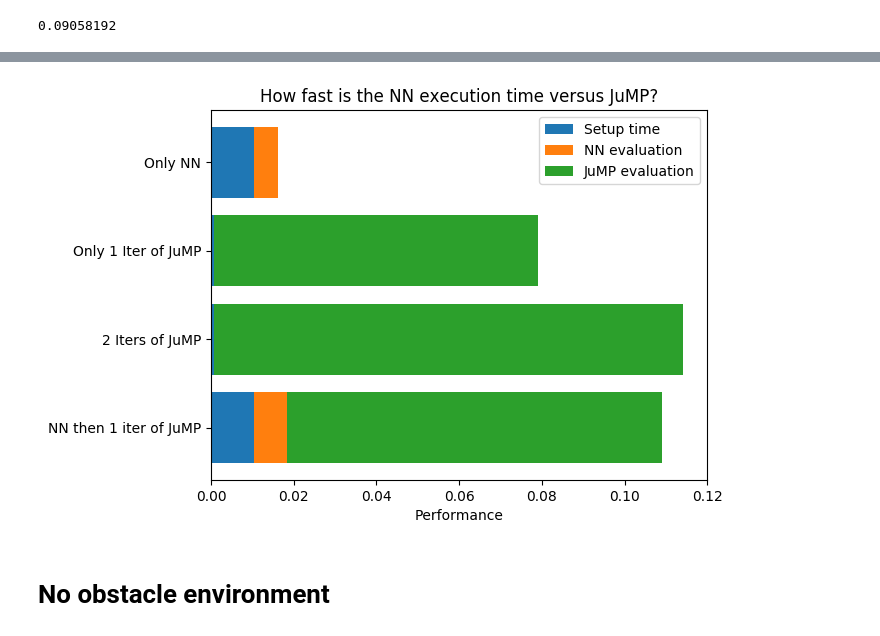
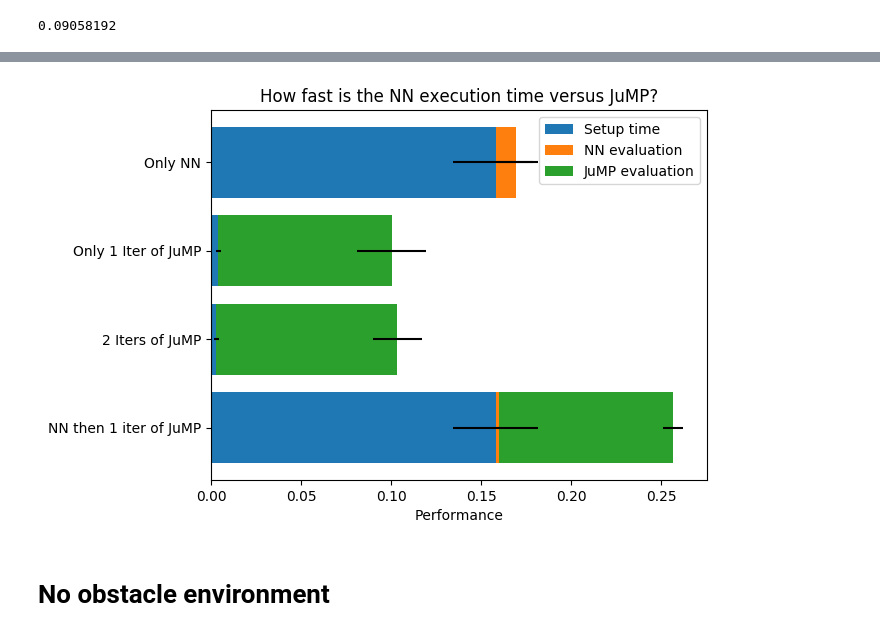
Before and after one commit to somritabanerjee/GuSTO.jl, a Jupyter notebook: examples/freeflyerSE2-Copy1.ipynb, the cells around one changed output, grey strips where cells are left out. Cells and saved outputs as stored; diff of their text form; code cells hidden in the pictures.

Commit message:
stacked chart with more statistics

```diff
--- a/examples/freeflyerSE2-Copy1.ipynb
+++ b/examples/freeflyerSE2-Copy1.ipynb
@@ -233,0 +381,15 @@ gusto_solve_time = 0.09058192
+# %%
+@show setup_times
+@show setup_error
+@show eval_NN_times
+@show eval_NN_error
+@show eval_gusto_times
+@show eval_gusto_error
+
+# setup_times = [0.158066, 0.00417481, 0.00300462, 0.158066]
+setup_error = [0.0236375, 0.00142739, 0.00154445, 0.0236375]
+# setup_error = [0.236375, 0.00142739, 0.00154445, 0.236375]
+# eval_NN_times = [0.0111097, 0.0, 0.0, 0.00181895]
+# eval_NN_error = [0.00950111, 0.0, 0.0, 0.000465541]
+# eval_gusto_times = [0.0, 0.0962423, 0.100582, 0.0968139]
+# eval_gusto_error = [0.0, 0.019074, 0.0137354, 0.00567345]
@@ -234,33 +408,28 @@ gusto_solve_time = 0.09058192
 # %%
 using PyPlot
 plt.rcdefaults()
 fig, ax = plt.subplots()
 
-# Example data
-people = ["Only NN", "Only 1 Iter of JuMP", "2 Iters of JuMP", "NN then 1 iter of JuMP"]
-y_pos = collect(1:size(people,1))
-setup_times = [0.010304352; 0.000680142; 0.000816981; 0.010304352]
-eval_NN_times = [0.005939701; 0.0; 0.0; 0.008162978]
-eval_gusto_times = [0.0; 0.078279717; 0.113373914; 0.09058192]
+cases = ["Only NN", "Only 1 Iter of JuMP", "2 Iters of JuMP", "NN then 1 iter of JuMP"]
+y_pos = collect(1:size(cases,1))
+# setup_times = [0.010304352; 0.000680142; 0.000816981; 0.010304352]
+# eval_NN_times = [0.005939701; 0.0; 0.0; 0.008162978]
+# eval_gusto_times = [0.0; 0.078279717; 0.113373914; 0.09058192]
 
-# performance = 3 .+ 10 .* rand(size(people,1))
-# perf2 = [2.0; 2.0; 2.0; 1.0; 2.0]
-# perf3 = [1.0; 1.0; 2.0; 2.0; 1.0]
-# error = rand(size(people,1))
-zerror = zeros(size(people,1))
+zerror = zeros(size(cases,1))
 
-p1 = plt.barh(y_pos, setup_times, xerr=zerror, align="center")
-p2 = plt.barh(y_pos, eval_NN_times, xerr=zerror, align="center", left=setup_times)
-p3 = plt.barh(y_pos, eval_gusto_times,  xerr=zerror, align="center", left=eval_NN_times+setup_times)
+p1 = plt.barh(y_pos, setup_times, xerr=setup_error, align="center")
+p2 = plt.barh(y_pos, eval_NN_times, xerr=eval_NN_error, align="center", left=setup_times)
+p3 = plt.barh(y_pos, eval_gusto_times,  xerr=eval_gusto_error, align="center", left=eval_NN_times+setup_times)
 ax.set_yticks(y_pos)
-ax.set_yticklabels(people)
+ax.set_yticklabels(cases)
 ax.invert_yaxis()  # labels read top-to-bottom
 ax.set_xlabel("Performance")
 ax.set_title("How fast is the NN execution time versus JuMP?")
 plt.legend(("Setup time","NN evaluation","JuMP evaluation"))
 plt.show()
 # %% [output]
-[figure, old version]
+[figure, new version]
 # %% [markdown]
 # No obstacle environment
 # %%
```
Also changed, not shown: parts of 3 cells of this notebook.
